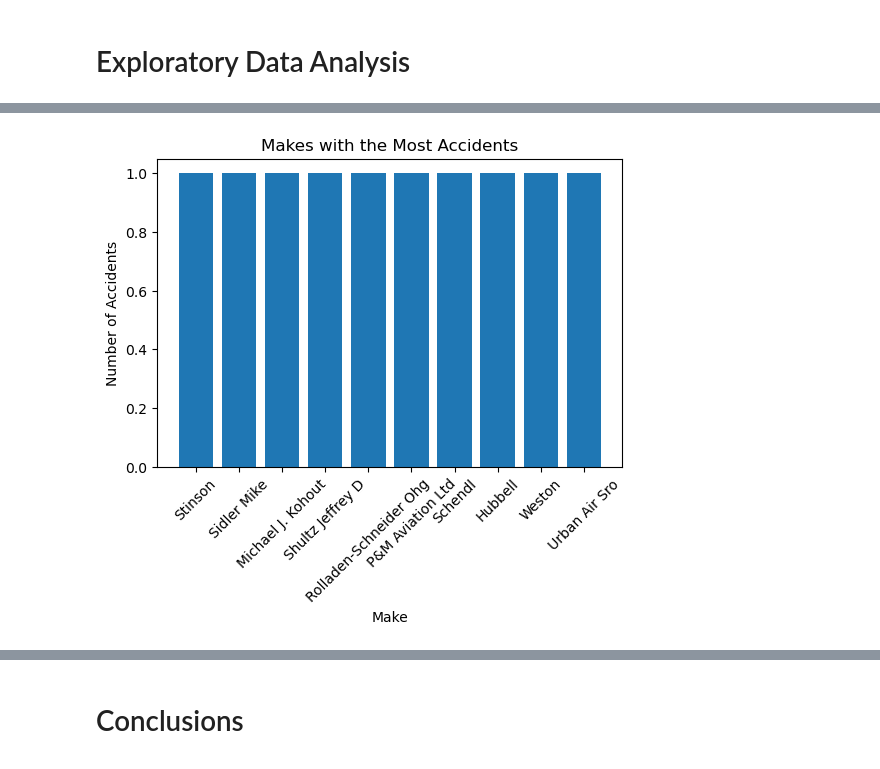
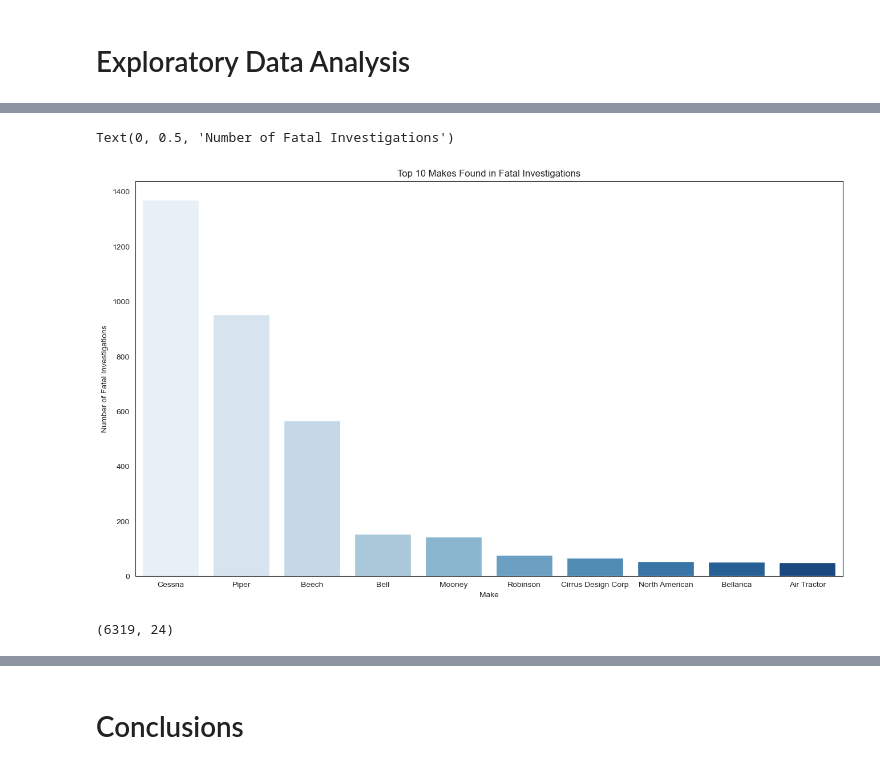
Before and after one commit to hannahdallas/aviation_strategy, a Jupyter notebook: notebook.ipynb, the cells around one changed output, grey strips where cells are left out. Drawn from its saved outputs; the diff is of its cells as text; code cells hidden in the pictures.

```diff
--- a/notebook.ipynb
+++ b/notebook.ipynb
@@ -518,0 +533,2 @@ Name: count, dtype: int64
+# %%
+df_fatal_2000=df[(df['Injury_Severity']=='Fatal') & (df['Date'].dt.year>=2000)]
@@ -545,0 +706,7 @@ import seaborn as sns
+# %%
+fig, ax = plt.subplots(figsize=(16,9))
+sns.set_style('white')
+engines=sns.barplot(x=df_subset['Engine_Type'].value_counts().index, y=df_subset['Engine_Type'].value_counts().values,data=df_subset, palette='Blues')
+engines.set_title('Type of Engines Involved in Crashes')
+engines.set_xlabel('Engine Type')
+engines.set_ylabel('Number of Investigations')
@@ -545,0 +730,8 @@ import seaborn as sns
+# %%
+#Showing Top Makes Involved in Accidents
+fig, ax = plt.subplots(figsize=(16,9))
+sns.set_style('white')
+df_make=sns.barplot(data=df_subset, x=df_subset.Make.value_counts().index[:10], y=df_subset.Make.value_counts().values[:10], palette='Blues')
+df_make.set_title('Top 10 Makes Found in Investigations')
+df_make.set_xlabel('Make')
+df_make.set_ylabel('Number of Investigations')
@@ -545,0 +741,8 @@ import seaborn as sns
+# %%
+#Showing Top Models Involved in Accidents
+fig, ax = plt.subplots(figsize=(16,9))
+sns.set_style('white')
+df_make=sns.barplot(data=df_subset, x=df_subset.Make.value_counts().index[:10], y=df_subset.Make.value_counts().values[:10], palette='Blues')
+df_make.set_title('Top 10 Makes Found in Investigations')
+df_make.set_xlabel('Make')
+df_make.set_ylabel('Number of Investigations')
@@ -546,12 +752,16 @@ import seaborn as sns
 # %%
-# Visualzing Makes Involved in Accidents
-top_10_makes=df['Make'].value_counts().head(10)
-plt.figure(figsize=(6,4))
-plt.bar(top_10_makes.index, top_10_makes.values)
-plt.xlabel('Make')
-plt.ylabel('Number of Accidents')
-plt.title('Makes with the Most Accidents')
-plt.xticks(rotation=45)
-plt.show()
+#Showing Top Makes Involved in Fatal Accidents after the Year 2000
+fig, ax = plt.subplots(figsize=(16,9))
+sns.set_style('white')
+sns.set_color_codes('muted')
+df_make=sns.barplot(data=df_fatal_2000, x=df_fatal_2000['Make'].value_counts().index[:10], y=df_fatal_2000['Make'].value_counts().values[:10], palette='Blues')
+df_make.set_title('Top 10 Makes Found in Fatal Investigations')
+df_make.set_xlabel('Make')
+df_make.set_ylabel('Number of Fatal Investigations')
 # %% [output]
+Text(0, 0.5, 'Number of Fatal Investigations')
-[figure, old version]
+[figure, new version]
+# %%
+df_fatal_2000.shape
+# %% [output]
+(6319, 24)
```
Also changed, not shown: parts of 42 cells of this notebook.
